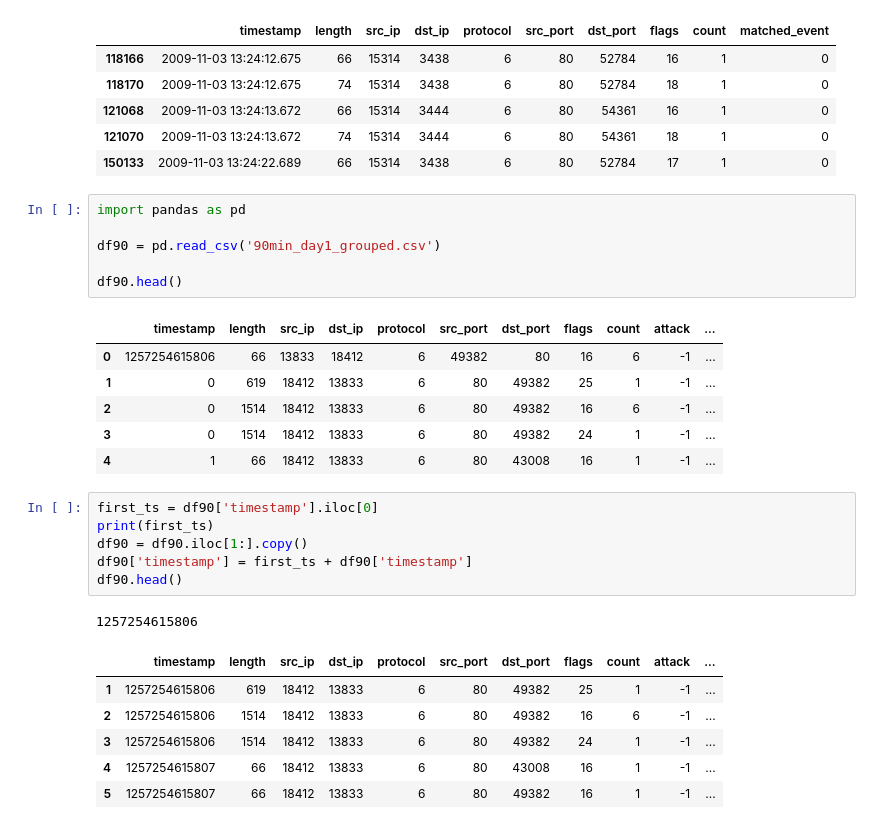
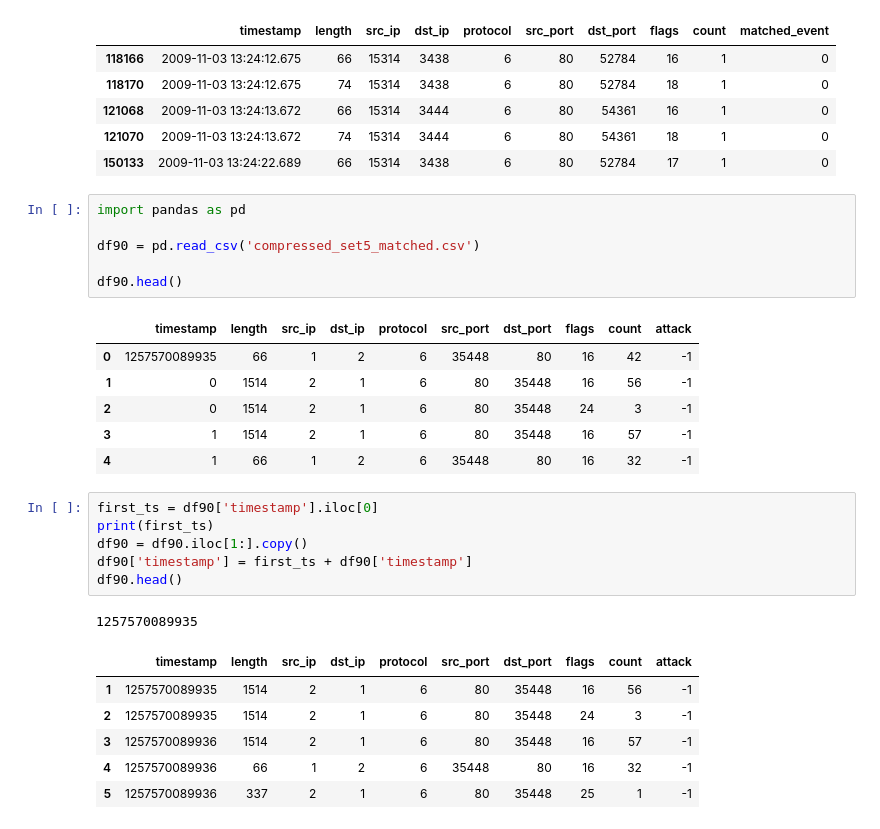
Before and after one commit to iDataVisualizationLab/tcp_timearcs, a Jupyter notebook: check.ipynb, the cells around one changed output. Saved outputs shown, nothing was run; the diff lists cells and outputs as text.

```diff
--- a/check.ipynb
+++ b/check.ipynb
@@ -74,16 +74,16 @@ df_0.head()
 # %%
 import pandas as pd
 
-df90 = pd.read_csv('90min_day1_grouped.csv')
+df90 = pd.read_csv('compressed_set5_matched.csv')
 
 df90.head()
 # %% [output]
-|  | timestamp | length | src_ip | dst_ip | protocol | src_port | dst_port | flags | count | attack | ... |
-| 0 | 1257254615806 | 66 | 13833 | 18412 | 6 | 49382 | 80 | 16 | 6 | -1 | ... |
-| 1 | 0 | 619 | 18412 | 13833 | 6 | 80 | 49382 | 25 | 1 | -1 | ... |
-| 2 | 0 | 1514 | 18412 | 13833 | 6 | 80 | 49382 | 16 | 6 | -1 | ... |
-| 3 | 0 | 1514 | 18412 | 13833 | 6 | 80 | 49382 | 24 | 1 | -1 | ... |
-| 4 | 1 | 66 | 18412 | 13833 | 6 | 80 | 43008 | 16 | 1 | -1 | ... |
+|  | timestamp | length | src_ip | dst_ip | protocol | src_port | dst_port | flags | count | attack |
+| 0 | 1257570089935 | 66 | 1 | 2 | 6 | 35448 | 80 | 16 | 42 | -1 |
+| 1 | 0 | 1514 | 2 | 1 | 6 | 80 | 35448 | 16 | 56 | -1 |
+| 2 | 0 | 1514 | 2 | 1 | 6 | 80 | 35448 | 24 | 3 | -1 |
+| 3 | 1 | 1514 | 2 | 1 | 6 | 80 | 35448 | 16 | 57 | -1 |
+| 4 | 1 | 66 | 1 | 2 | 6 | 35448 | 80 | 16 | 32 | -1 |
 # %%
 first_ts = df90['timestamp'].iloc[0]
 print(first_ts)
@@ -91,13 +91,13 @@ df90 = df90.iloc[1:].copy()
 df90['timestamp'] = first_ts + df90['timestamp']
 df90.head()
 # %% [output]
-1257254615806
+1257570089935
-|  | timestamp | length | src_ip | dst_ip | protocol | src_port | dst_port | flags | count | attack | ... |
-| 1 | 1257254615806 | 619 | 18412 | 13833 | 6 | 80 | 49382 | 25 | 1 | -1 | ... |
-| 2 | 1257254615806 | 1514 | 18412 | 13833 | 6 | 80 | 49382 | 16 | 6 | -1 | ... |
-| 3 | 1257254615806 | 1514 | 18412 | 13833 | 6 | 80 | 49382 | 24 | 1 | -1 | ... |
-| 4 | 1257254615807 | 66 | 18412 | 13833 | 6 | 80 | 43008 | 16 | 1 | -1 | ... |
-| 5 | 1257254615807 | 66 | 18412 | 13833 | 6 | 80 | 49382 | 16 | 1 | -1 | ... |
+|  | timestamp | length | src_ip | dst_ip | protocol | src_port | dst_port | flags | count | attack |
+| 1 | 1257570089935 | 1514 | 2 | 1 | 6 | 80 | 35448 | 16 | 56 | -1 |
+| 2 | 1257570089935 | 1514 | 2 | 1 | 6 | 80 | 35448 | 24 | 3 | -1 |
+| 3 | 1257570089936 | 1514 | 2 | 1 | 6 | 80 | 35448 | 16 | 57 | -1 |
+| 4 | 1257570089936 | 66 | 1 | 2 | 6 | 35448 | 80 | 16 | 32 | -1 |
+| 5 | 1257570089936 | 337 | 2 | 1 | 6 | 80 | 35448 | 25 | 1 | -1 |
 # %%
 # Remove rows with attack == -1 (or matched_event == -1) before deduplication
 df90_min = df90.copy()
```
Also changed, not shown: parts of 1 cell of this notebook, 9 other files.
